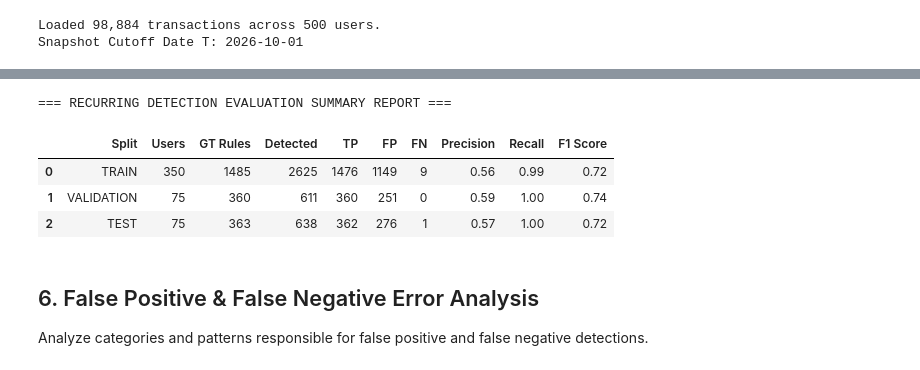
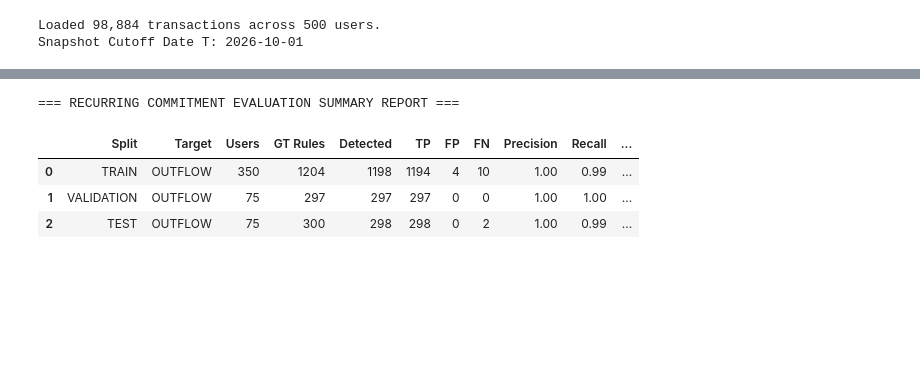
Before and after one commit to Supan-Roy/Spendable, a Jupyter notebook: notebooks/02_recurring_detection_exploration.ipynb, the cells around one changed output, grey strips where cells are left out. Drawn from its saved outputs; the diff is of its cells as text; code cells hidden in the pictures; blank space fills up the shorter version.

```diff
--- a/notebooks/02_recurring_detection_exploration.ipynb
+++ b/notebooks/02_recurring_detection_exploration.ipynb
@@ -135,32 +132,29 @@ Evaluate detector metrics against hidden planted recurring rules on `TRAIN`, `VA
 # %%
 evaluator = RecurringEvaluator(gt_data)
-report = evaluator.evaluate_all_splits(detector, transactions, snapshot_time)
+report = evaluator.evaluate_all_splits(detector, transactions, snapshot_time, direction_filter='OUTFLOW')
 
 metrics_list = []
 for m in [report.train_metrics, report.validation_metrics, report.test_metrics]:
     metrics_list.append({
         'Split': m.split_name,
+        'Target': m.direction_filter,
         'Users': m.total_users,
         'GT Rules': m.ground_truth_rules_count,
         'Detected': m.detected_commitments_count,
         'TP': m.true_positives,
         'FP': m.false_positives,
         'FN': m.false_negatives,
         'Precision': m.precision,
         'Recall': m.recall,
         'F1 Score': m.f1_score,
     })
 
 df_report = pd.DataFrame(metrics_list)
-print('=== RECURRING DETECTION EVALUATION SUMMARY REPORT ===')
+print('=== RECURRING COMMITMENT EVALUATION SUMMARY REPORT ===')
 display(df_report)
 # %% [output]
-=== RECURRING DETECTION EVALUATION SUMMARY REPORT ===
+=== RECURRING COMMITMENT EVALUATION SUMMARY REPORT ===
-|  | Split | Users | GT Rules | Detected | TP | FP | FN | Precision | Recall | F1 Score |
-| 0 | TRAIN | 350 | 1485 | 2625 | 1476 | 1149 | 9 | 0.56 | 0.99 | 0.72 |
-| 1 | VALIDATION | 75 | 360 | 611 | 360 | 251 | 0 | 0.59 | 1.00 | 0.74 |
-| 2 | TEST | 75 | 363 | 638 | 362 | 276 | 1 | 0.57 | 1.00 | 0.72 |
+|  | Split | Target | Users | GT Rules | Detected | TP | FP | FN | Precision | Recall | ... |
+| 0 | TRAIN | OUTFLOW | 350 | 1204 | 1198 | 1194 | 4 | 10 | 1.00 | 0.99 | ... |
+| 1 | VALIDATION | OUTFLOW | 75 | 297 | 297 | 297 | 0 | 0 | 1.00 | 1.00 | ... |
+| 2 | TEST | OUTFLOW | 75 | 300 | 298 | 298 | 0 | 2 | 1.00 | 0.99 | ... |
-# %% [markdown]
-## 6. False Positive & False Negative Error Analysis
-
-Analyze categories and patterns responsible for false positive and false negative detections.
```
Also changed, not shown: parts of 12 cells of this notebook, 7 other files.
